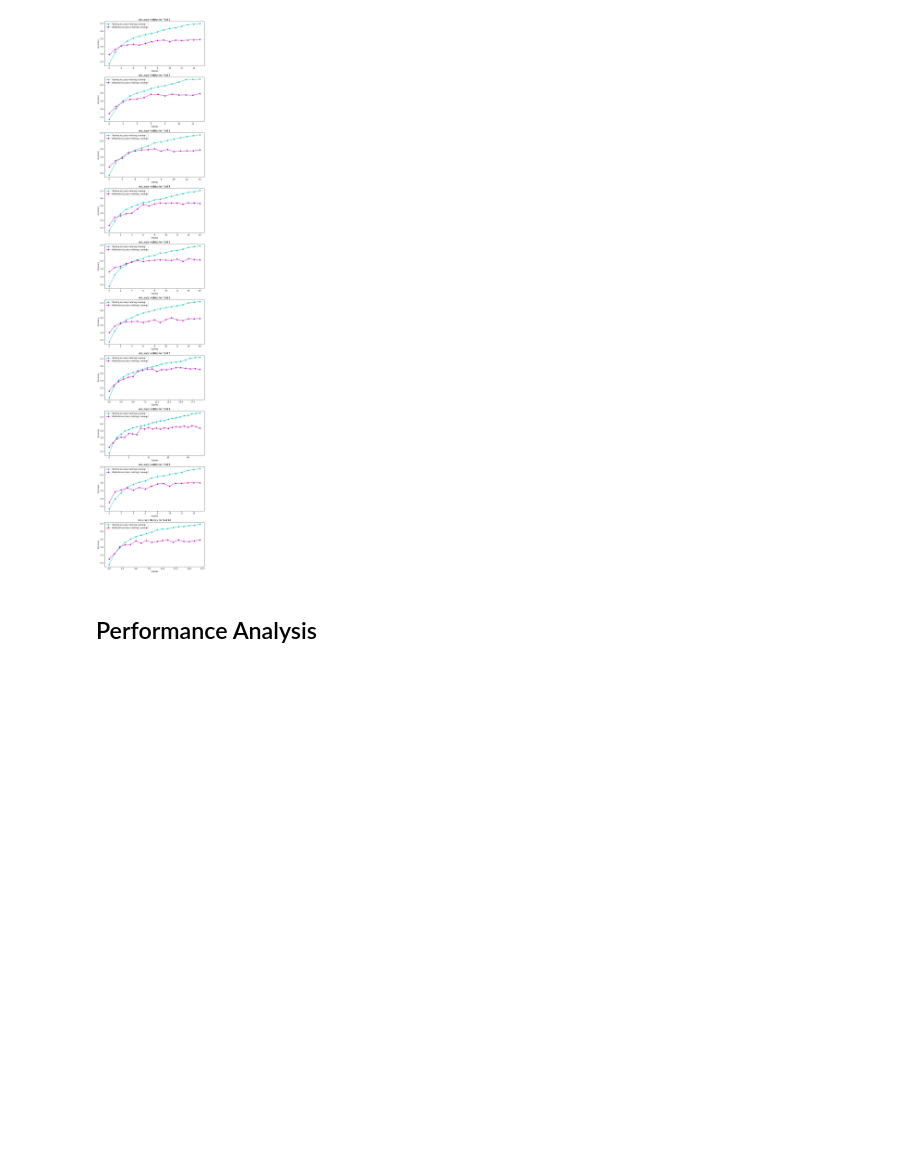
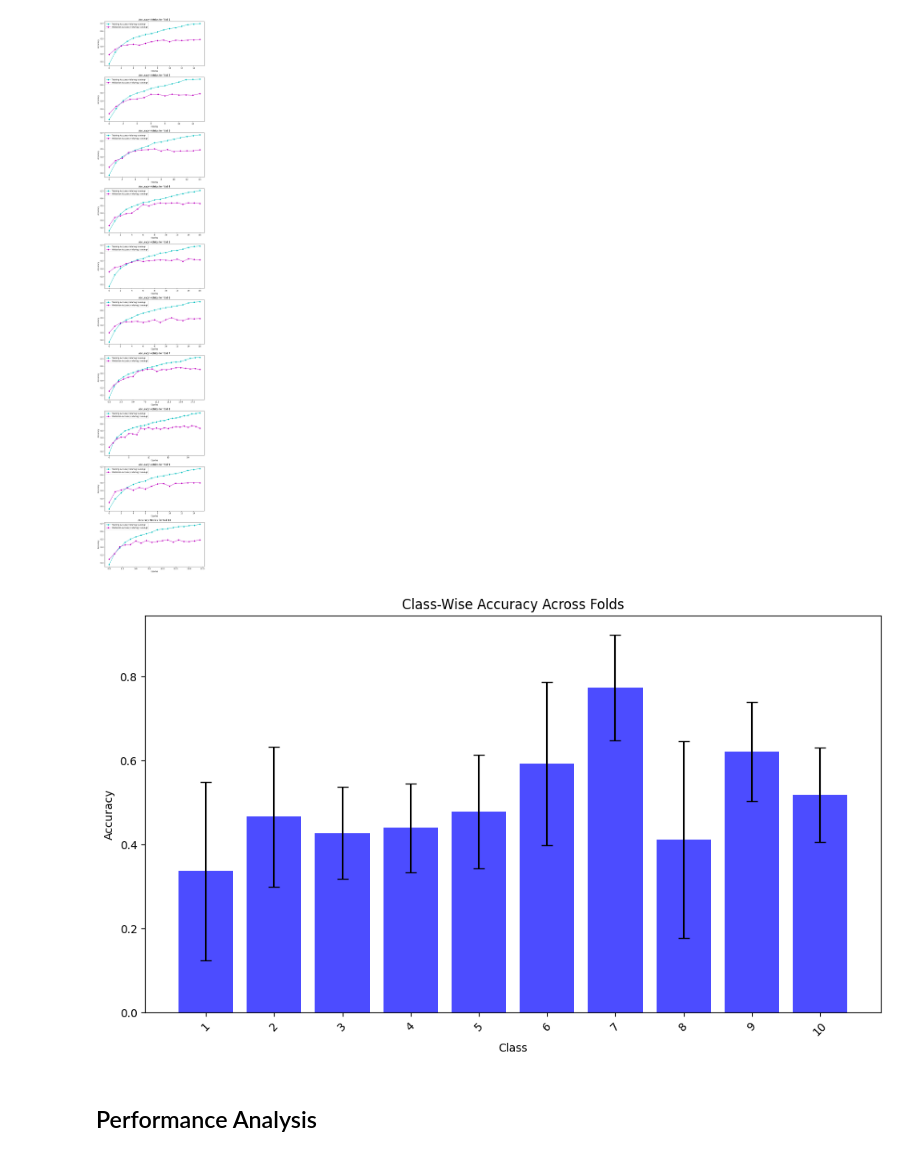
Before and after one commit to pmgfernandes04/Urban-Sounds-Classification, a Jupyter notebook: rnn.ipynb, the cells around one changed output. Cells and saved outputs as stored; diff of their text form; code cells hidden in the pictures; blank space fills up the shorter version.

```diff
--- a/rnn.ipynb
+++ b/rnn.ipynb
@@ -1187,6 +1169,35 @@ plot_aggregated_confusion_matrix(confusion_matrix_list,3)
 training_vs_validation(results,3)
 # %% [output]
 [figure]
+# %%
+# Initialize class-wise accuracy matrix
+num_folds = len(confusion_matrix_list)
+num_classes = confusion_matrix_list[0].shape[0]
+class_wise_accuracy = np.zeros((num_folds, num_classes))
+
+# Compute class-wise accuracy for each fold
+for i, cm in enumerate(confusion_matrix_list):
+    class_wise_accuracy[i, :] = cm.diagonal() / cm.sum(axis=1)
+
+# Handle division by zero, if any rows have sum 0
+class_wise_accuracy = np.nan_to_num(class_wise_accuracy)
+
+# Calculate mean and std across folds for each class
+class_mean_accuracy = class_wise_accuracy.mean(axis=0)
+class_std_accuracy = class_wise_accuracy.std(axis=0)
+
+# Plot class-wise accuracy with error bars
+plt.figure(figsize=(10, 6))
+plt.bar(range(num_classes), class_mean_accuracy, yerr=class_std_accuracy, capsize=5, alpha=0.7, color='b')
+plt.xticks(range(num_classes), [f'{i+1}' for i in range(num_classes)], rotation=45)
+plt.ylabel('Accuracy')
+plt.xlabel('Class')
+plt.title('Class-Wise Accuracy Across Folds')
+plt.tight_layout()
+plt.savefig(f'./model_images/class_wise_acc.png')
+plt.show()
+# %% [output]
+[figure, added]
 # %% [markdown]
 ## Performance Analysis
 # %% [markdown]
```
Also changed, not shown: parts of 1 cell of this notebook, 1 other file.
